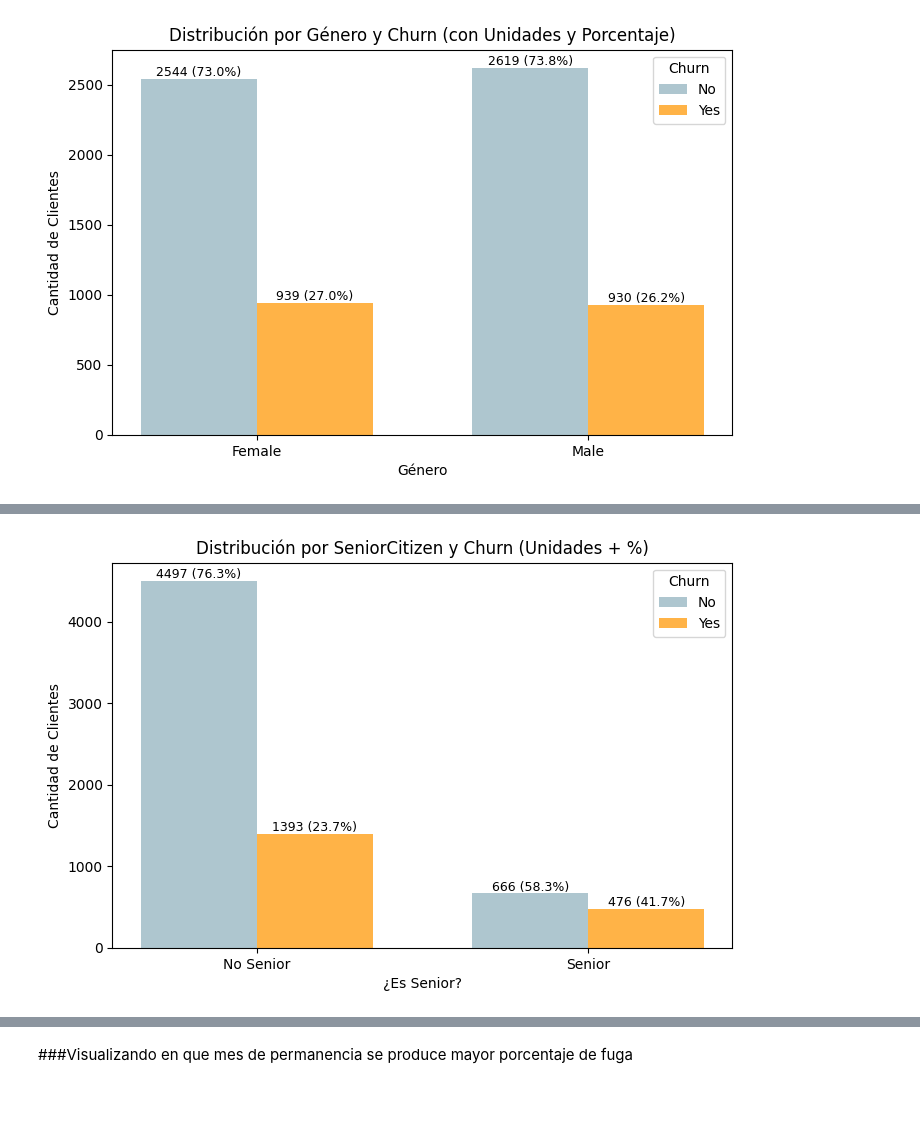
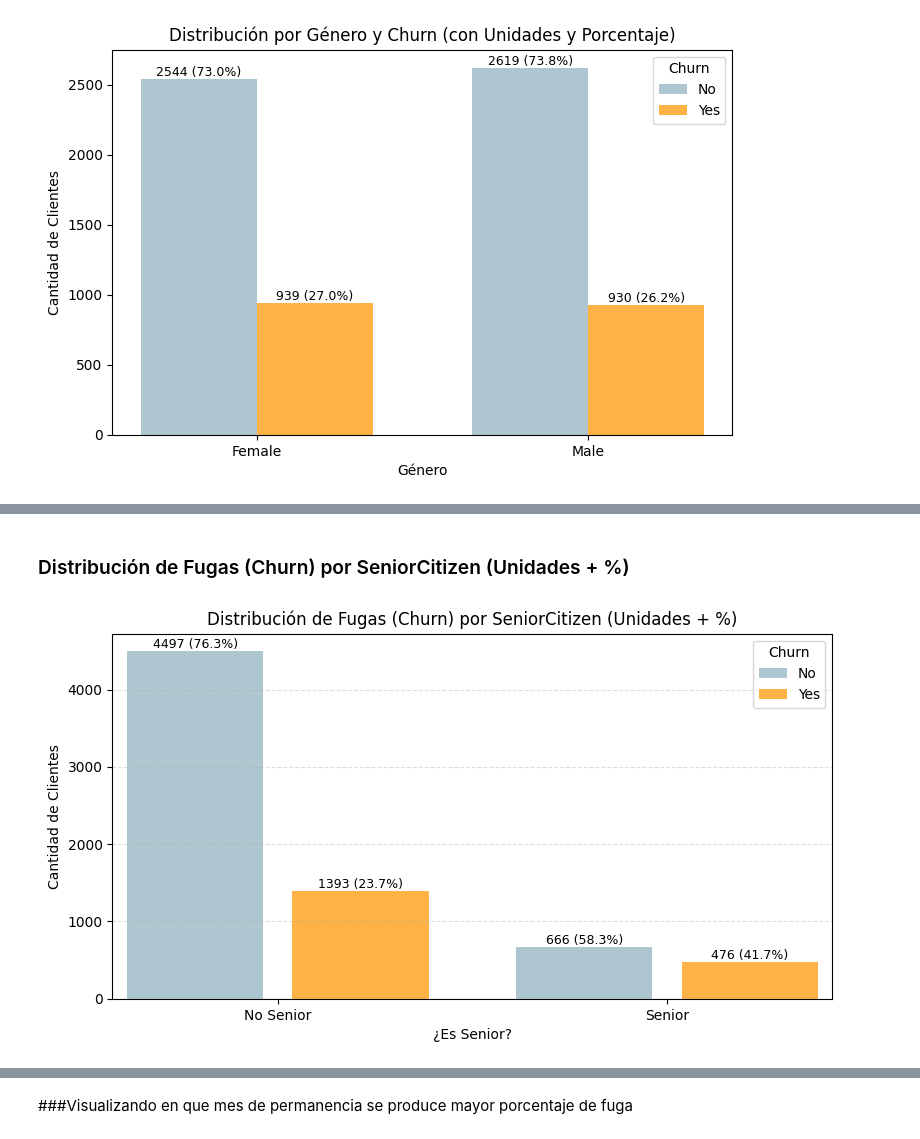
Before and after one commit to Saya-Sayita/Challenge2-TelecomX-main, a Jupyter notebook: Challenge2_TelecomX.ipynb, the cells around one changed output, grey strips where cells are left out. Saved outputs shown, nothing was run; the diff lists cells and outputs as text; code cells hidden in the pictures; blank space fills up the shorter version.

```diff
--- a/Challenge2_TelecomX.ipynb
+++ b/Challenge2_TelecomX.ipynb
@@ -466,47 +393,53 @@ fig.show()
+# %% [markdown]
+### Distribución de Fugas (Churn) por SeniorCitizen (Unidades + %)
 # %%
-#Valido
-import matplotlib.pyplot as plt
-import numpy as np
-
-# Agrupar y calcular
 counts = df_normalizado.groupby(['customer.SeniorCitizen', 'Churn']).size().reset_index(name='count')
-total_per_group = counts.groupby('customer.SeniorCitizen')['count'].transform('sum')
-counts['percentage'] = counts['count'] / total_per_group * 100
+counts['percentage'] = counts['count'] / counts.groupby('customer.SeniorCitizen')['count'].transform('sum') * 100
 counts['text'] = counts.apply(lambda row: f"{row['count']} ({row['percentage']:.1f}%)", axis=1)
 counts['customer.SeniorCitizen'] = counts['customer.SeniorCitizen'].replace({0: 'No Senior', 1: 'Senior'})
 
-# Preparar datos
-categories = counts['customer.SeniorCitizen'].unique()
-churn_status = counts['Churn'].unique()
-width = 0.35
+# Parámetros de gráfico
+categories = ['No Senior', 'Senior']
+churn_values = ['No', 'Yes']
 colors = {'No': '#AEC6CF', 'Yes': '#FFB347'}
+bar_width = 0.35
+group_spacing = 0.15
+x = np.arange(len(categories))
+total_width = 2 * bar_width + group_spacing
 
-fig, ax = plt.subplots(figsize=(8,5))
-positions = np.arange(len(categories))
+# Crear figura
+fig, ax = plt.subplots(figsize=(8, 5))
 
-for i, churn in enumerate(churn_status):
-    vals = []
-    texts = []
-    for category in categories:
-        row = counts[(counts['customer.SeniorCitizen'] == category) & (counts['Churn'] == churn)]
-        if not row.empty:
-            vals.append(row['count'].values[0])
-            texts.append(row['text'].values[0])
-        else:
-            vals.append(0)
-            texts.append('')
-    bars = ax.bar(positions + i*width, vals, width=width, label=str(churn), color=colors[churn])
-    for bar, label in zip(bars, texts):
-        height = bar.get_height()
-        ax.text(bar.get_x() + bar.get_width()/2, height, label, ha='center', va='bottom', fontsize=9)
+for i, churn in enumerate(churn_values):
+    offset = (i - 0.5) * (bar_width + group_spacing / 2)
+    positions = x + offset
+    values = []
 
-ax.set_xticks(positions + width/2)
+    for cat in categories:
+        match = counts[(counts['customer.SeniorCitizen'] == cat) & (counts['Churn'] == churn)]
+        count = match['count'].values[0] if not match.empty else 0
+        values.append(count)
+
+    bars = ax.bar(positions, values, width=bar_width, label=churn, color=colors[churn])
+
+    for pos, cat, val in zip(positions, categories, values):
+        if val > 0:
+            pct = counts[(counts['customer.SeniorCitizen'] == cat) & (counts['Churn'] == churn)]['percentage'].values[0]
+            ax.text(pos, val + 2, f"{val} ({pct:.1f}%)", ha='center', va='bottom', fontsize=9)
+
+# Ejes
+ax.set_xticks(x)
 ax.set_xticklabels(categories)
+ax.set_ylabel('Cantidad de Clientes')
 ax.set_xlabel('¿Es Senior?')
-ax.set_ylabel('Cantidad de Clientes')
-ax.set_title('Distribución por SeniorCitizen y Churn (Unidades + %)')
+ax.set_title('Distribución de Fugas (Churn) por SeniorCitizen (Unidades + %)')
+ax.set_xlim(x[0] - total_width / 2, x[-1] + total_width / 2)
+
+# Leyenda y estilo
 ax.legend(title='Churn')
+ax.grid(axis='y', linestyle='--', alpha=0.4)
+plt.subplots_adjust(left=0.08, right=0.98, bottom=0.15, top=0.88)
 
 plt.show()
 # %% [output]
-[figure, old version]
+[figure, new version]
```
Also changed, not shown: parts of 33 cells of this notebook.
